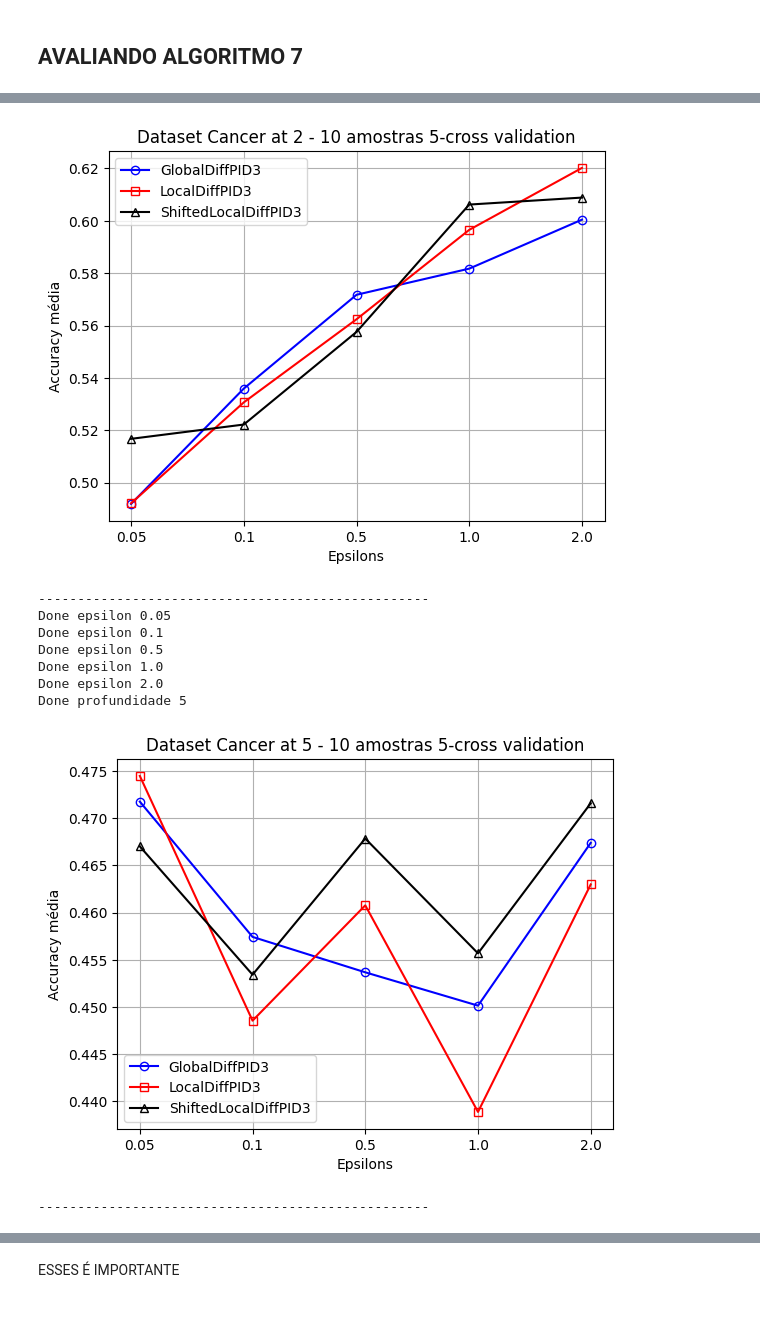
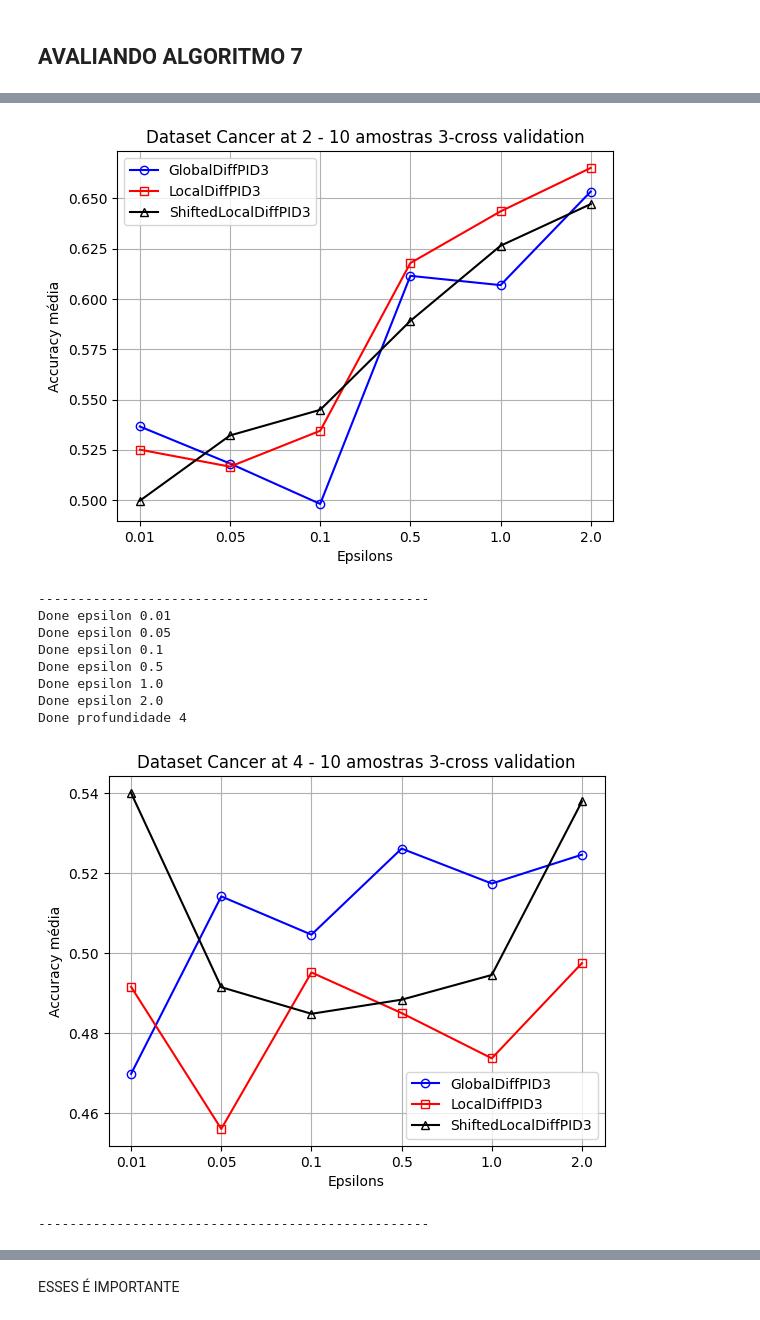
Before and after one commit to kalebemaiaa/localDampening, a Jupyter notebook: ID3_algoritmo.ipynb, the cells around one changed output, grey strips where cells are left out. Saved outputs shown, nothing was run; the diff lists cells and outputs as text; code cells hidden in the pictures.

Commit message:
Novos plots e problemas (more and more)

```diff
--- a/ID3_algoritmo.ipynb
+++ b/ID3_algoritmo.ipynb
@@ -651,6 +655,6 @@ Done profundidade 4
 --------------------------------------------------
 # %%
 epsilons = [0.01, 0.05, 0.1, 0.5, 1., 2.]
-depths = [2,5]
-results_cancer = make_test(cancer_data, "Class", epsilons, depths, name_dataset = "Cancer", n_folds=5)
+depths = [2,4]
+results_cancer = make_test(cancer_data, "Class", epsilons, depths, name_dataset = "Cancer", n_folds=3)
 # %% [output]
@@ -657,18 +662,19 @@ results_cancer = make_test(cancer_data, "Class", epsilons, depths, name_dataset
 Done epsilon 0.05
 Done epsilon 0.1
 Done epsilon 0.5
 Done epsilon 1.0
 Done epsilon 2.0
 Done profundidade 2
-[figure, old version]
+[figure, new version]
 --------------------------------------------------
+Done epsilon 0.01
 Done epsilon 0.05
 Done epsilon 0.1
 Done epsilon 0.5
 Done epsilon 1.0
 Done epsilon 2.0
-Done profundidade 5
+Done profundidade 4
-[figure, old version]
+[figure, new version]
 --------------------------------------------------
 # %%
 epsilons = [0.01, 0.05, 0.1, 0.5, 1., 2.]
```
Also changed, not shown: parts of 8 cells of this notebook, 1 other file.
